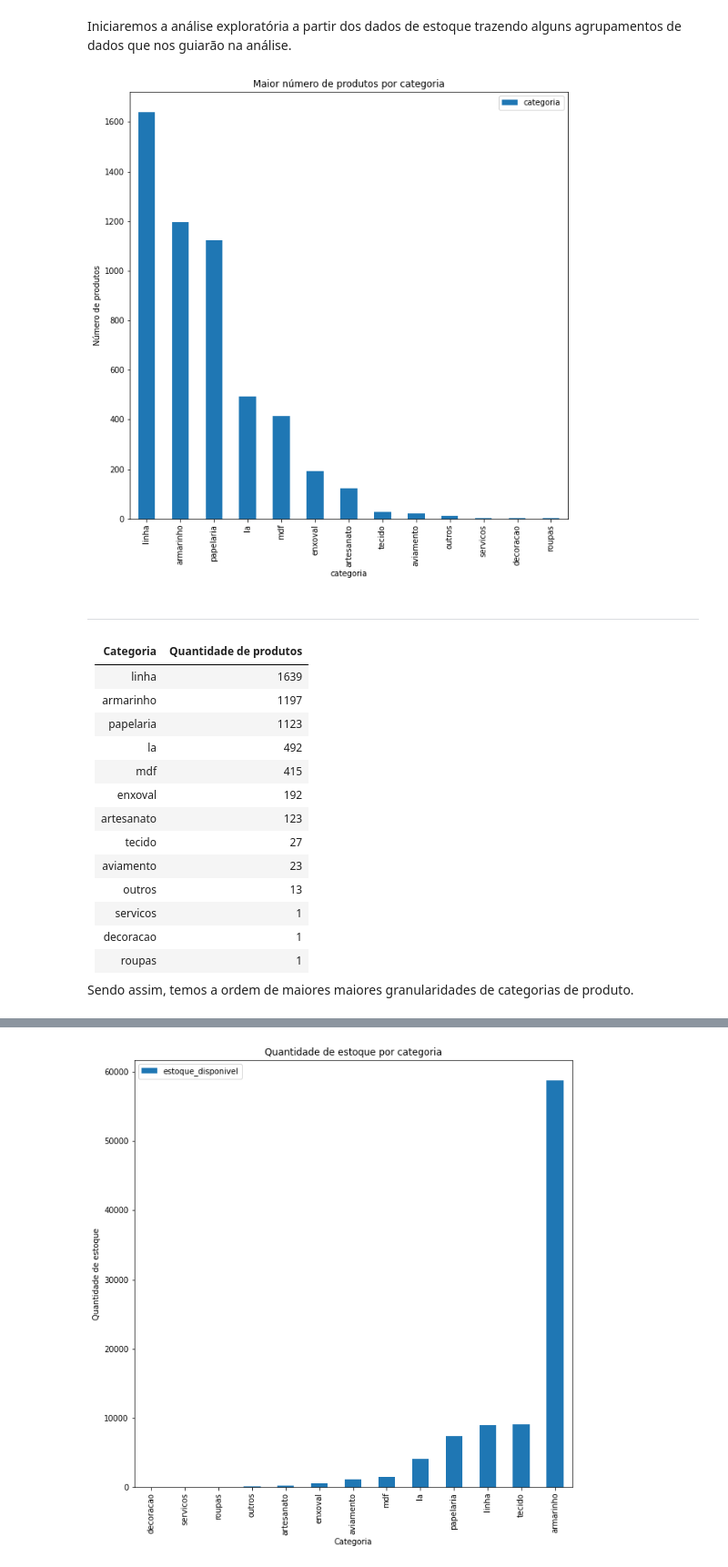
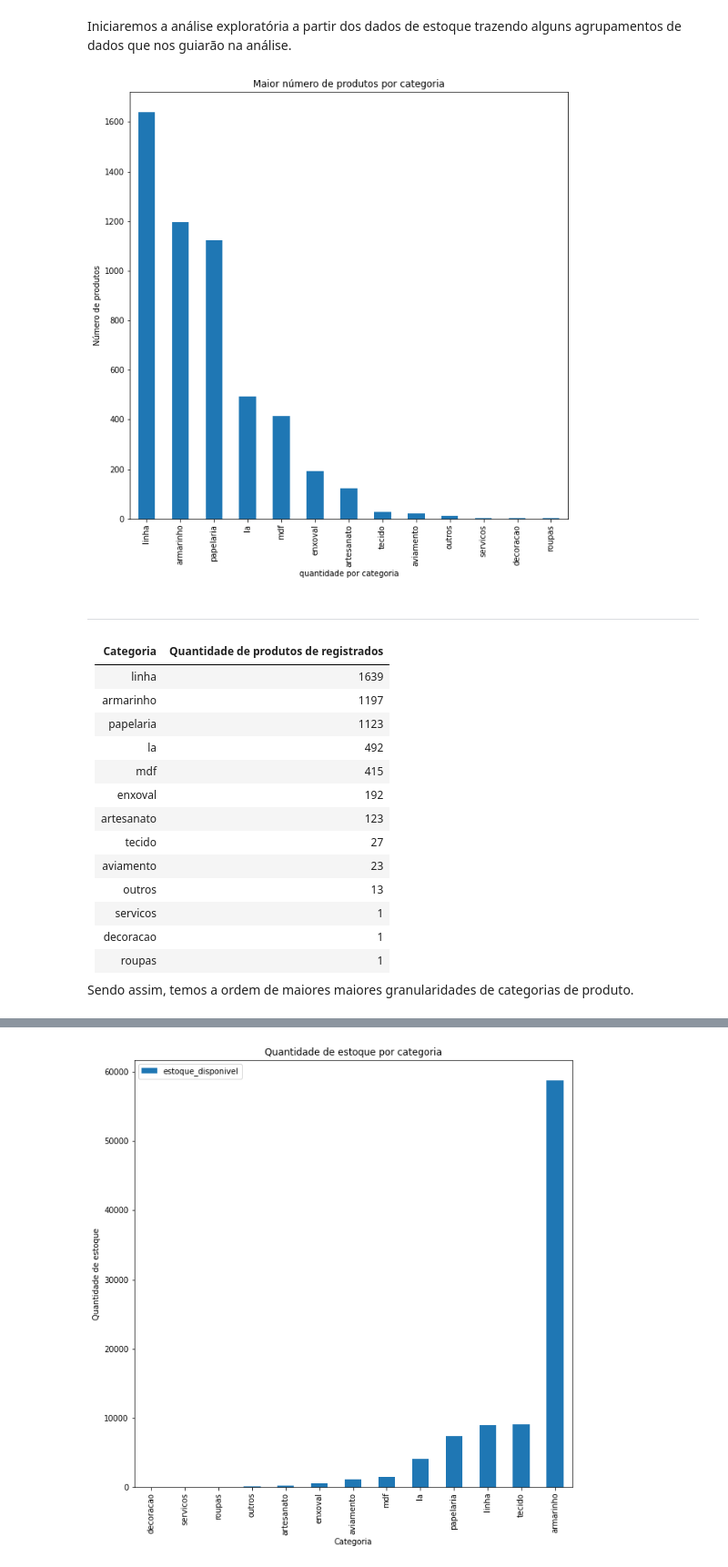
Before and after one commit to donbigode/Timeseries-prediction-model, a Jupyter notebook: Analysis/EDA.ipynb, the cells around one changed output, grey strips where cells are left out. Shown at 91% size. Cells and saved outputs as stored; diff of their text form; code cells hidden in the pictures.

```diff
--- a/Analysis/EDA.ipynb
+++ b/Analysis/EDA.ipynb
@@ -502,6 +568,7 @@ dataframe_inventario_tratado[dataframe_inventario_tratado['categoria'].isnull()]
 Tendo apenas 13 casos, é possível atribuir manualmente um valor de categoria como outros para os casos em que o código não foi informado, não sendo algo que enviesará o modelo, pois como visto, temos cerca de 5400 registros. Estes registros comporão não só inventário, mas serão fonte de cruzamento como uma dimensão que enriquecerá as transações com suas famílias de produtos (categoria).
 # %%
 dataframe_inventario_tratado['categoria'] = dataframe_inventario_tratado['categoria'].fillna('Outros')
+dataframe_inventario_tratado['estoque_disponivel'] = dataframe_inventario_tratado['estoque_disponivel'].fillna(0)
 
 dataframe_inventario_tratado.head()
 # %% [output]
@@ -587,15 +654,14 @@ O padrão deve seguir maneiras em que o dado há redução de ruídos de operaç
 Iniciaremos a análise exploratória a partir dos dados de estoque trazendo alguns agrupamentos de dados que nos guiarão na análise.
 # %%
 plot_rank_categoria = dataframe_inventario_tratado['categoria'].value_counts().plot(kind='bar', title='Maior número de produtos por categoria',figsize=(10,10))
-plot_rank_categoria.set_xlabel('categoria')
+plot_rank_categoria.set_xlabel('quantidade por categoria')
 plot_rank_categoria.set_ylabel('Número de produtos')
-plot_rank_categoria.legend(loc='upper right')
 plt.show()
 # %% [output]
-[figure, old version]
+[figure, new version]
 # %% [markdown]
 ____________________________
-| Categoria  |  Quantidade de produtos |
+| Categoria  |  Quantidade de produtos de registrados |
 | ---------- | ---------:              |
 |linha       |  1639                   |
 |armarinho   |  1197                   |
```
Also changed, not shown: parts of 20 cells of this notebook, 4 other files.
